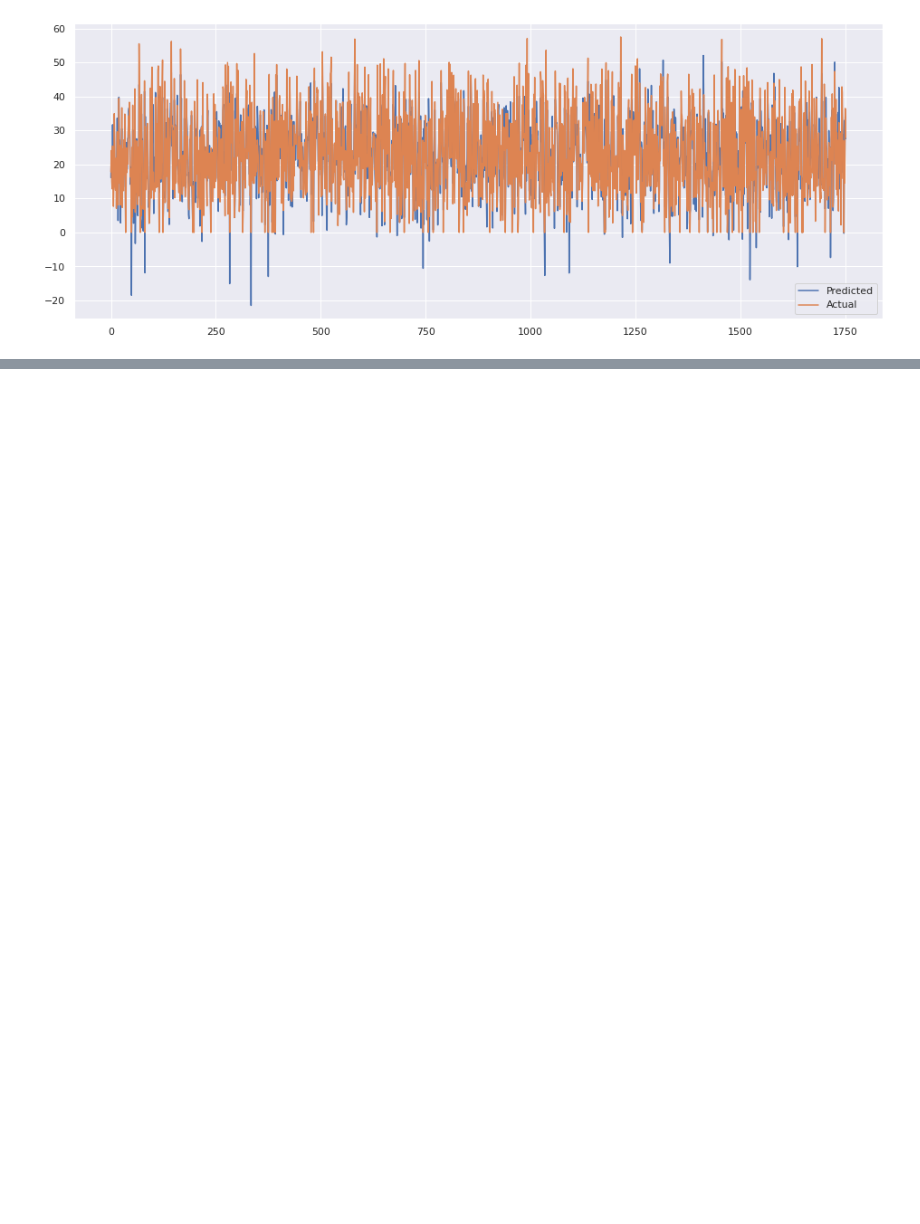
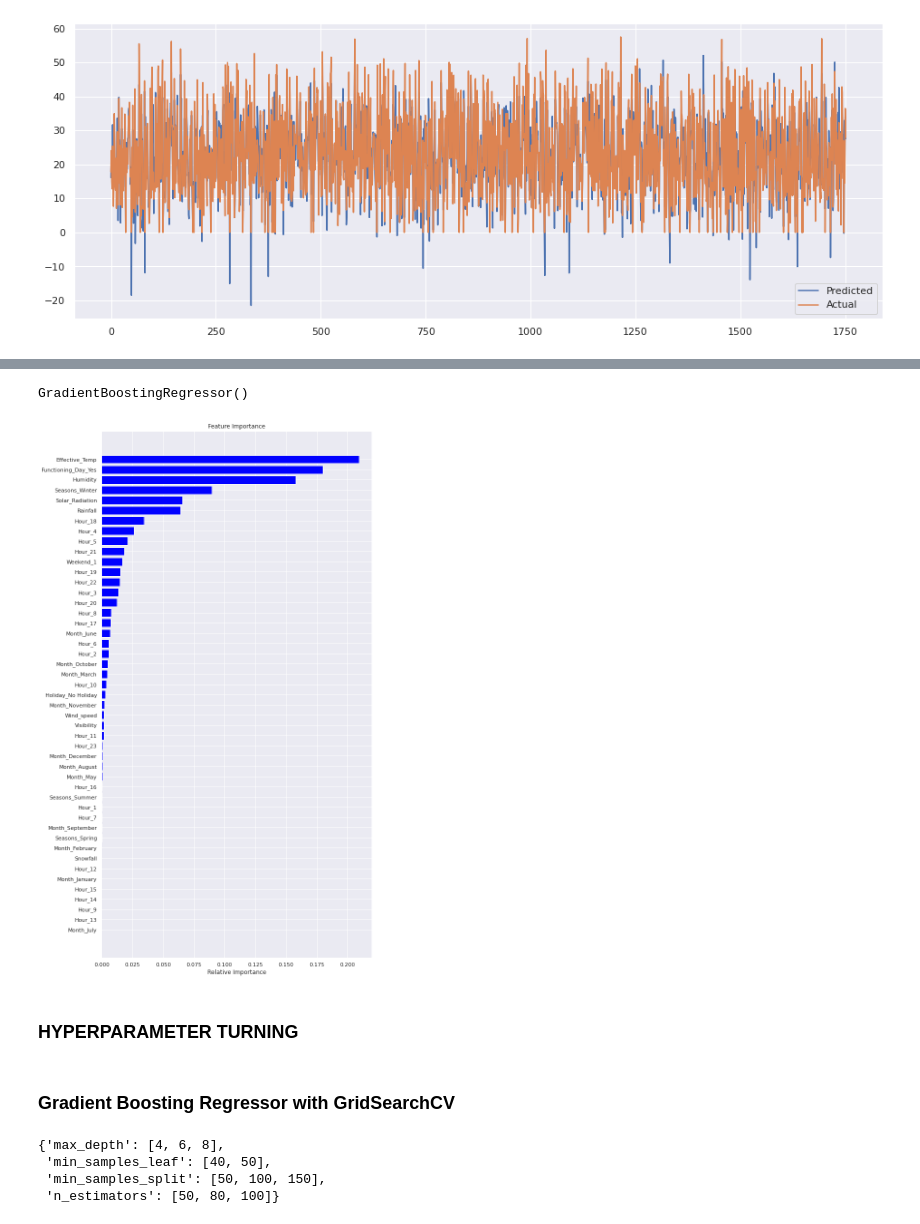
Before and after one commit to Raneevk/Seoul-Bike-Sharing-Demand-Prediction, a Jupyter notebook: Copy_of_Bike_Sharing_Demand_Prediction_Capstone_Project.ipynb, the cells around one changed output, grey strips where cells are left out. Saved outputs shown, nothing was run; the diff lists cells and outputs as text; code cells hidden in the pictures; blank space fills up the shorter version.

```diff
--- a/Copy_of_Bike_Sharing_Demand_Prediction_Capstone_Project.ipynb
+++ b/Copy_of_Bike_Sharing_Demand_Prediction_Capstone_Project.ipynb
@@ -1137,0 +1659,8 @@ plt.show()
+# %%
+#import the packages
+from sklearn.ensemble import GradientBoostingRegressor
+# Create an instance of the GradientBoostingRegressor
+gb_model = GradientBoostingRegressor()
+
+
+gb_model.fit(X_train,y_train)
@@ -1137,0 +1804,23 @@ plt.show()
+# %%
+gb_model.fit(X_train,y_train)
+# %% [output]
+GradientBoostingRegressor()
+# %%
+features = X_train.columns
+importances = gb_model.feature_importances_
+indices = np.argsort(importances)
+# %%
+#Plot the figure
+plt.figure(figsize=(10,20))
+plt.title('Feature Importance')
+plt.barh(range(len(indices)), importances[indices], color='blue', align='center')
+plt.yticks(range(len(indices)), [features[i] for i in indices])
+plt.xlabel('Relative Importance')
+
+plt.show()
+# %% [output]
+[figure, added]
+# %% [markdown]
+### **HYPERPARAMETER TURNING**
+# %% [markdown]
+### Gradient Boosting Regressor with GridSearchCV
@@ -1137,0 +1845,7 @@ plt.show()
+# %%
+param_dict
+# %% [output]
+{'max_depth': [4, 6, 8],
+ 'min_samples_leaf': [40, 50],
+ 'min_samples_split': [50, 100, 150],
+ 'n_estimators': [50, 80, 100]}
```
Also changed, not shown: parts of 100 cells of this notebook.
